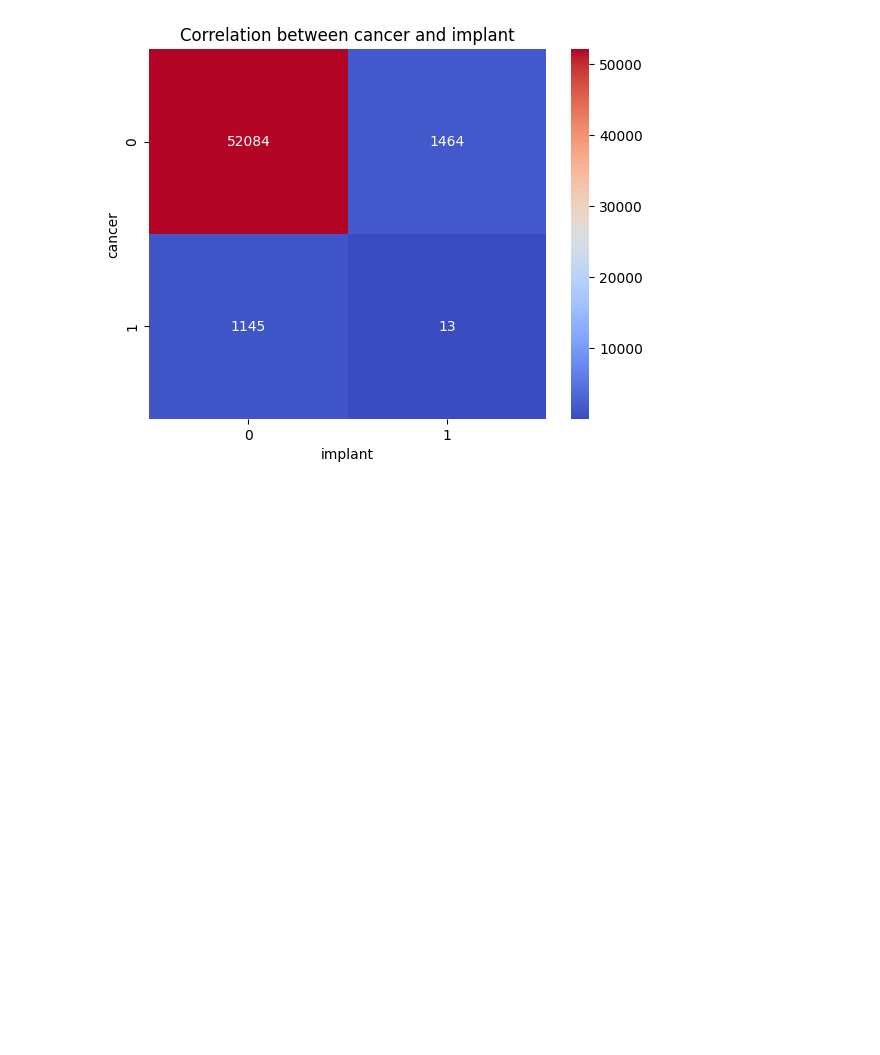
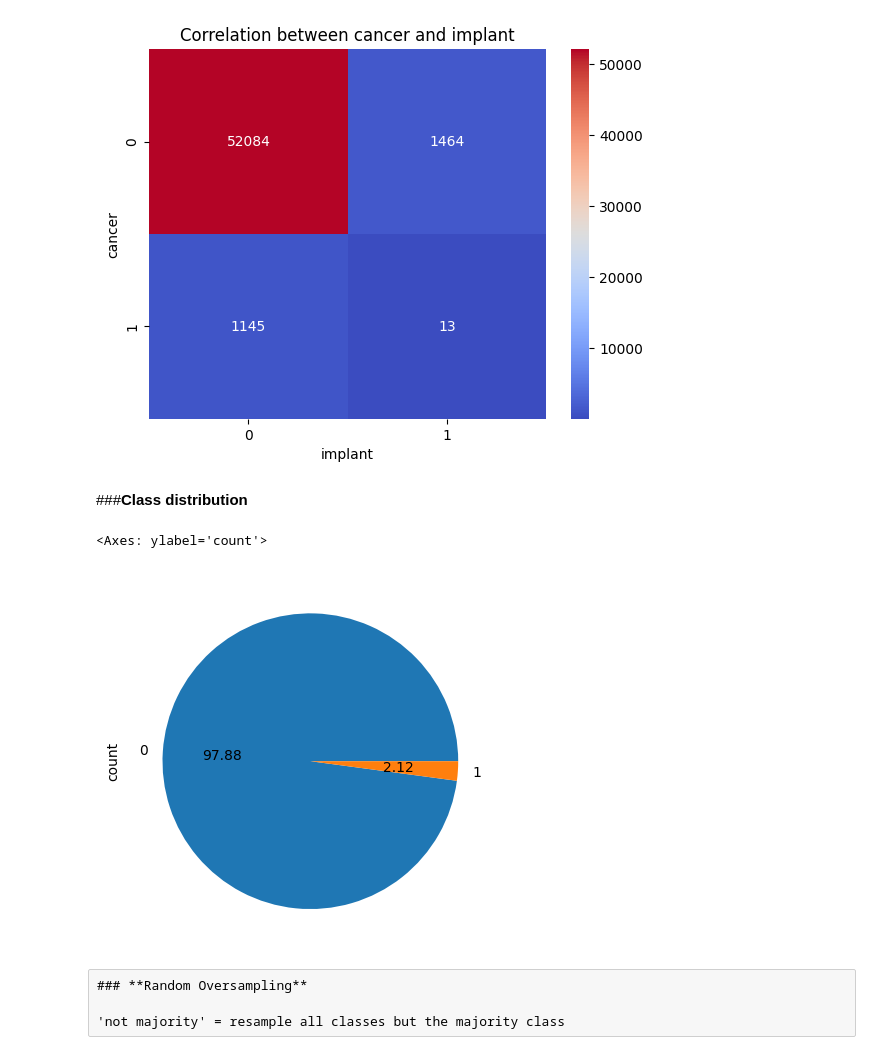
Before and after one commit to Msc-Group-project-Group-2/Msc-Group-Project-Code-1, a Jupyter notebook: MP4.ipynb, the cells around one changed output. Drawn from its saved outputs; the diff is of its cells as text; code cells hidden in the pictures; blank space fills up the shorter version.

```diff
--- a/MP4.ipynb
+++ b/MP4.ipynb
@@ -12,5 +12,6 @@ import seaborn as sns
 import matplotlib.pyplot as plt
 # %%
 # Load the dataset
-file_path = 'implant 2.csv'  # Adjust the path accordingly
-data = pd.read_csv(file_path)
+file_path = 'implant2.csv'  # Adjust the path accordingly
+data1 = pd.read_csv(file_path)
+data = data1.drop(columns=['laterality'])
@@ -161,3 +171,18 @@ plt.title('Correlation between cancer and implant')
 plt.show()
 # %% [output]
 [figure]
+# %% [markdown]
+###**Class distribution**
+# %%
+X = data.drop(['cancer'], axis=1)
+y = data['cancer']
+# %%
+# Show pie plot (Approach 1)
+y.value_counts().plot.pie(autopct='%.2f')
+# %% [output]
+<Axes: ylabel='count'>
+[figure, added]
+# %% [raw]
+### **Random Oversampling**
+
+'not majority' = resample all classes but the majority class
```
Also changed, not shown: parts of 117 cells of this notebook, 11 other files.
